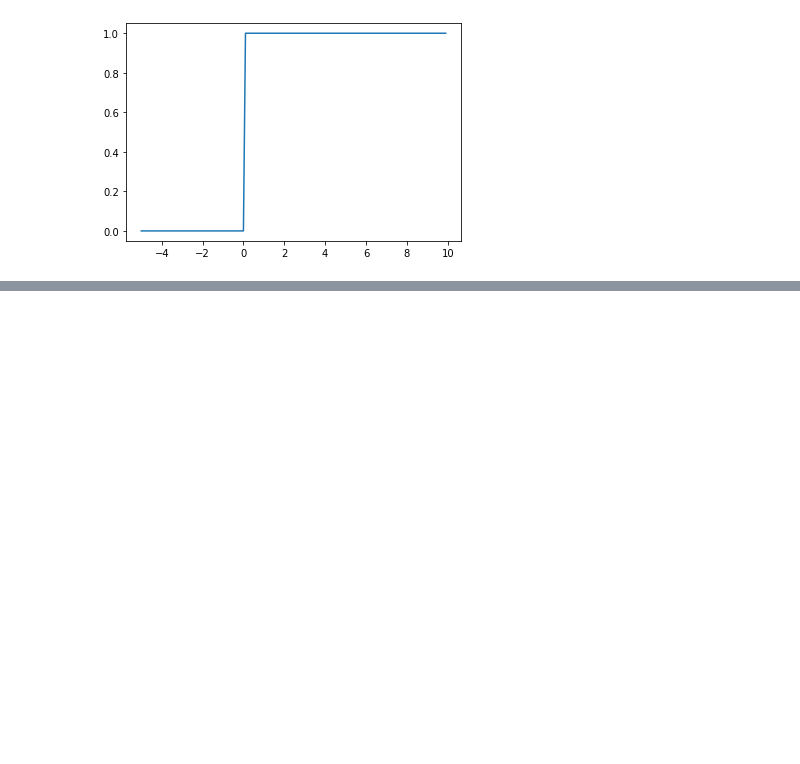
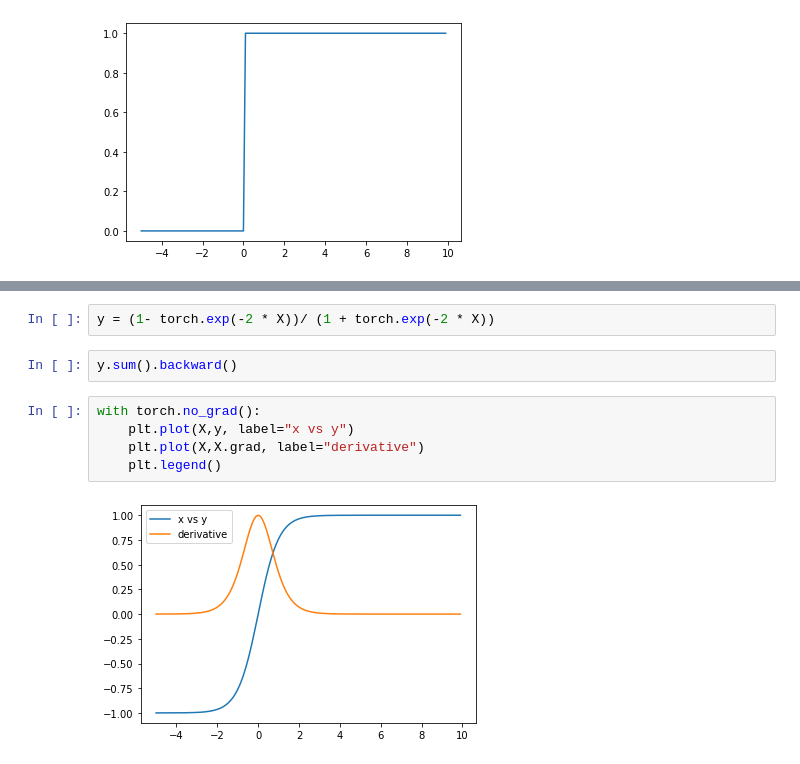
Before and after one commit to fanbyprinciple/d2l-fanbyprinciple, a Jupyter notebook: ch4_multilayer_perceptron/ch4.1 activations.ipynb, the cells around one changed output, grey strips where cells are left out. Drawn from its saved outputs; the diff is of its cells as text; blank space fills up the shorter version.

```diff
--- a/ch4_multilayer_perceptron/ch4.1 activations.ipynb
+++ b/ch4_multilayer_perceptron/ch4.1 activations.ipynb
@@ -23,0 +85,11 @@ with torch.no_grad():
+# %%
+y = (1- torch.exp(-2 * X))/ (1 + torch.exp(-2 * X))
+# %%
+y.sum().backward()
+# %%
+with torch.no_grad():
+    plt.plot(X,y, label="x vs y")
+    plt.plot(X,X.grad, label="derivative")
+    plt.legend()
+# %% [output]
+[figure, added]
```
Also changed, not shown: parts of 22 cells of this notebook, 4 other files.
